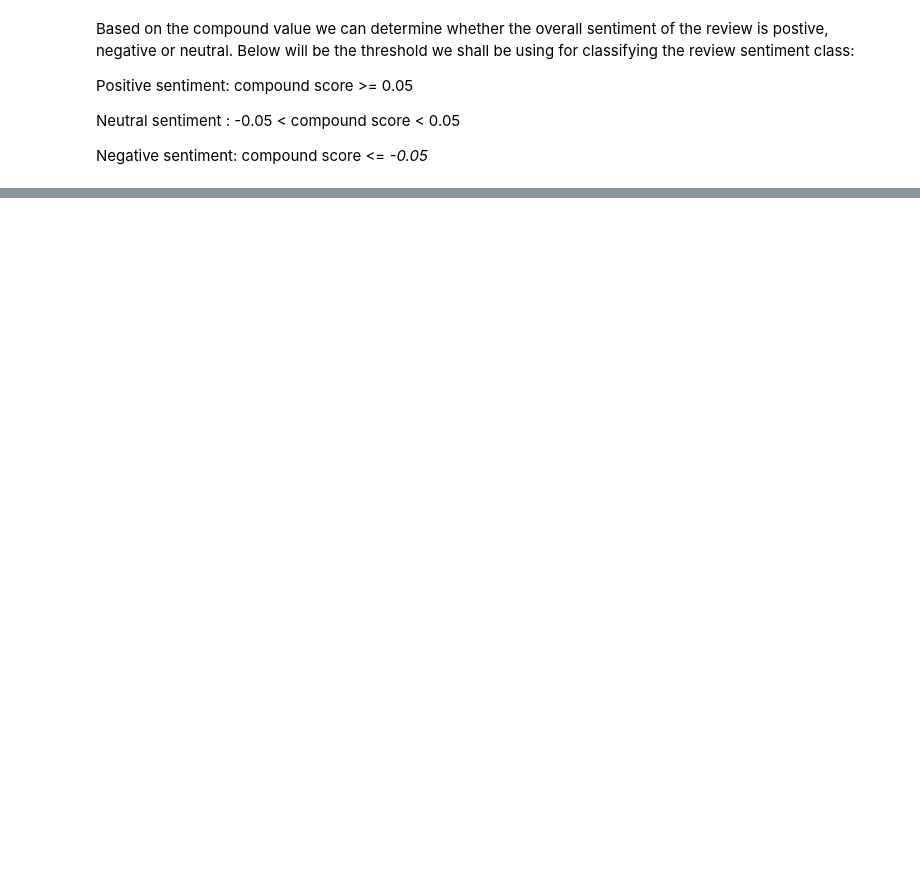
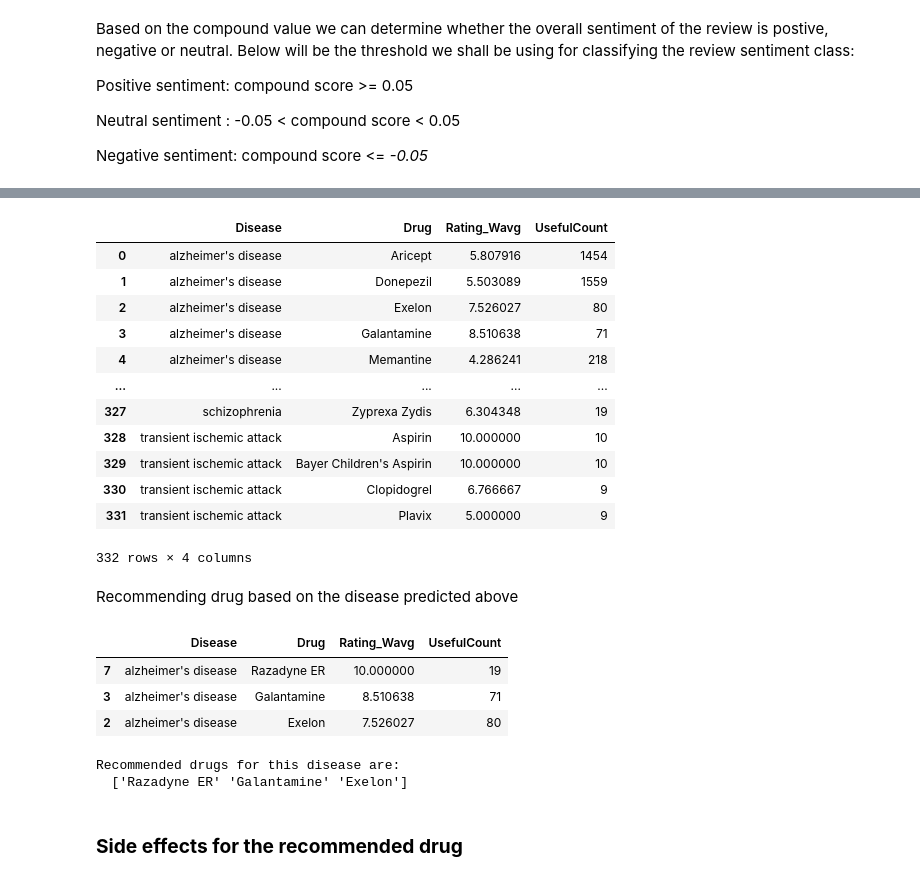
Before and after one commit to khushbooekhande/DrugRecommendationSystem, a Jupyter notebook: Final_package/drug_recommendation_system.ipynb, the cells around one changed output, grey strips where cells are left out. Cells and saved outputs as stored; diff of their text form; code cells hidden in the pictures; blank space fills up the shorter version.

```diff
--- a/Final_package/drug_recommendation_system.ipynb
+++ b/Final_package/drug_recommendation_system.ipynb
@@ -206,0 +334,4 @@ merged_data.to_csv(r'drive/My Drive/Dataset/Drug_Recommender.csv', index=False)
+# %%
+# Taking drugs only with positive reviews for recommendation
+merged_wavg = merged_wavg.drop( merged_wavg[merged_wavg['Review_Sentiment'] == "Negative"].index)
+merged_wavg = merged_wavg.drop( merged_wavg[merged_wavg['Review_Sentiment'] == "Neutral"].index)
@@ -206,0 +347,19 @@ merged_data.to_csv(r'drive/My Drive/Dataset/Drug_Recommender.csv', index=False)
+# %%
+# Taking predicted disease as input and recommending drug based on highest weighted average and useful count of ratings
+groupedByCount = merged_wavg.groupby(['Disease', 'Drug', 'Rating_Wavg'])['UsefulCount'].sum().reset_index()
+# %%
+groupedByCount
+# %% [output]
+|  | Disease | Drug | Rating_Wavg | UsefulCount |
+| 0 | alzheimer's disease | Aricept | 5.807916 | 1454 |
+| 1 | alzheimer's disease | Donepezil | 5.503089 | 1559 |
+| 2 | alzheimer's disease | Exelon | 7.526027 | 80 |
+| 3 | alzheimer's disease | Galantamine | 8.510638 | 71 |
+| 4 | alzheimer's disease | Memantine | 4.286241 | 218 |
+| ... | ... | ... | ... | ... |
+| 327 | schizophrenia | Zyprexa Zydis | 6.304348 | 19 |
+| 328 | transient ischemic attack | Aspirin | 10.000000 | 10 |
+| 329 | transient ischemic attack | Bayer Children's Aspirin | 10.000000 | 10 |
+| 330 | transient ischemic attack | Clopidogrel | 6.766667 | 9 |
+| 331 | transient ischemic attack | Plavix | 5.000000 | 9 |
+332 rows × 4 columns
@@ -206,0 +368,17 @@ merged_data.to_csv(r'drive/My Drive/Dataset/Drug_Recommender.csv', index=False)
+# %% [markdown]
+Recommending drug based on the disease predicted above
+# %%
+recommended_drug = pd.DataFrame(groupedByDisease.get_group((predicted_disease[0]).lower()).nlargest(3, ['Rating_Wavg', 'UsefulCount']))
+recommended_drug
+# %% [output]
+|  | Disease | Drug | Rating_Wavg | UsefulCount |
+| 7 | alzheimer's disease | Razadyne ER | 10.000000 | 19 |
+| 3 | alzheimer's disease | Galantamine | 8.510638 | 71 |
+| 2 | alzheimer's disease | Exelon | 7.526027 | 80 |
+# %%
+print("Recommended drugs for this disease are:\n ", recommended_drug["Drug"].unique())
+# %% [output]
+Recommended drugs for this disease are:
+  ['Razadyne ER' 'Galantamine' 'Exelon']
+# %% [markdown]
+### **Side effects for the recommended drug**
```
Also changed, not shown: parts of 27 cells of this notebook.
